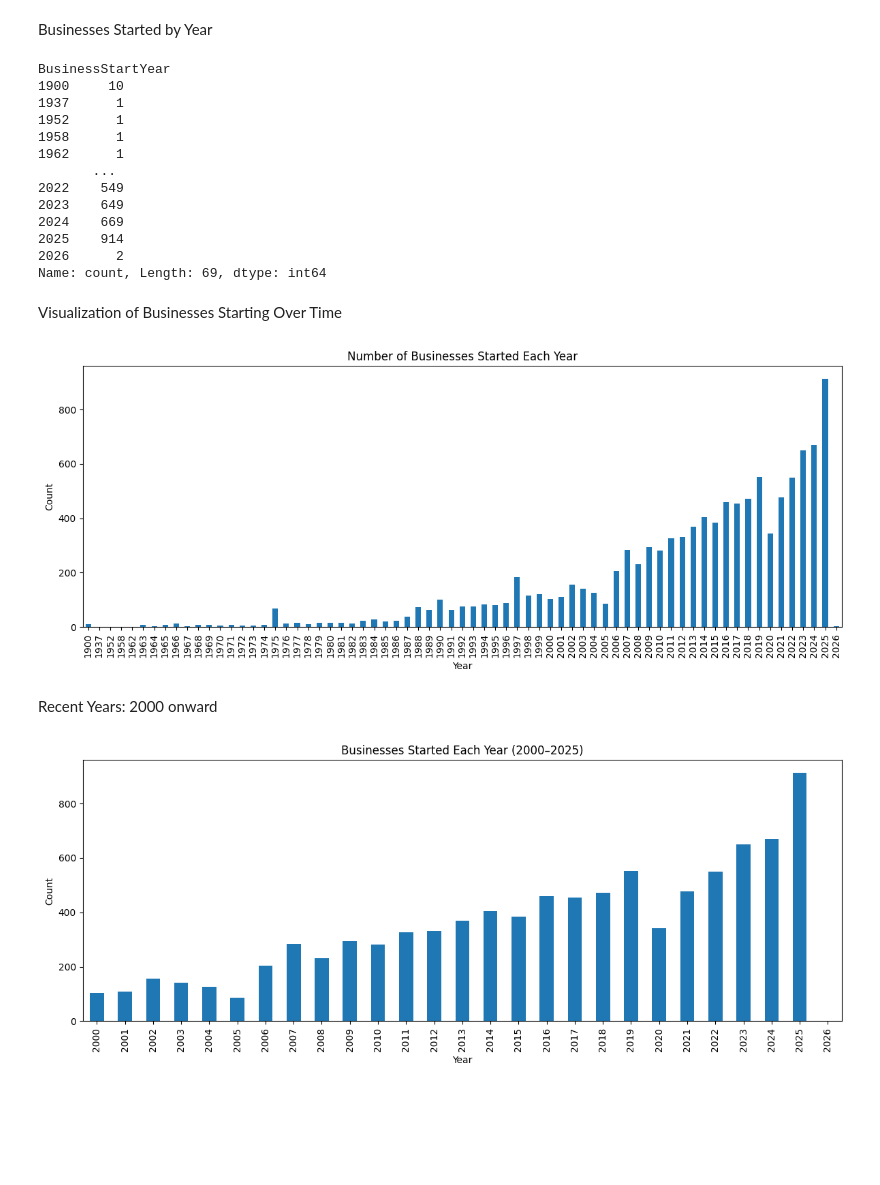
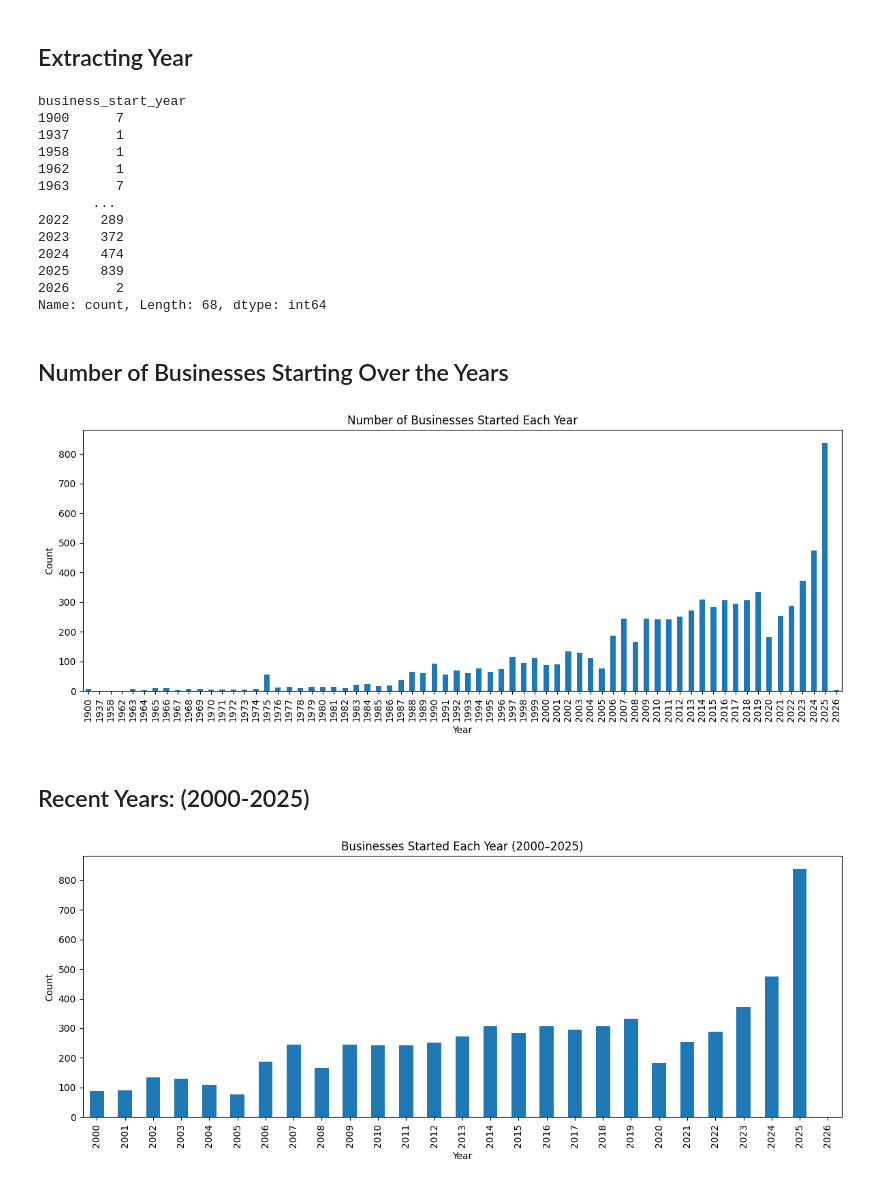
Before and after one commit to HCBrooks-lab/nola_occ_lic25, a Jupyter notebook: nola_occ_lic_analysis.ipynb, the cells around one changed output. Drawn from its saved outputs; the diff is of its cells as text; code cells hidden in the pictures; blank space fills up the shorter version.

```diff
--- a/nola_occ_lic_analysis.ipynb
+++ b/nola_occ_lic_analysis.ipynb
@@ -17,0 +48,5 @@ df.head()
+# %%
+df.columns = df.columns.str.strip().str.lower().str.replace(' ', '_')
+df = df.rename(columns = {"businessname": "business_name", "businessstartdate": "business_start_date"})
+
+df.columns
@@ -17,0 +76,7 @@ df.head()
+# %%
+df = df[df['business_name'].notnull()]
+
+df[['business_name', 'suite']].isnull().sum()
+
+duplicate_example = df[df['business_name'] == "NOLAVORE'S A LA CARTE MARKET"]
+duplicate_example
@@ -18,49 +98,50 @@ df.head()
 # %%
-df['BusinessStartDate'] = pd.to_datetime(df['BusinessStartDate'], errors='coerce')
+df = df.copy()
+df['business_start_date'] = pd.to_datetime(df['business_start_date'], errors='coerce')
 # %% [markdown]
-Businesses Started by Year
+## Extracting Year
 # %%
-df['BusinessStartYear'] = df['BusinessStartDate'].dt.year
-
-df['BusinessStartYear'].value_counts().sort_index()
+df['business_start_year'] = df['business_start_date'].dt.year
+df['business_start_year'].value_counts().sort_index()
 # %% [output]
-BusinessStartYear
-1900     10
+business_start_year
+1900      7
 1937      1
-1952      1
 1958      1
 1962      1
+1963      7
        ...
-2022    549
-2023    649
-2024    669
-2025    914
+2022    289
+2023    372
+2024    474
+2025    839
 2026      2
-Name: count, Length: 69, dtype: int64
+Name: count, Length: 68, dtype: int64
 # %% [markdown]
-Visualization of Businesses Starting Over Time
+## Number of Businesses Starting Over the Years
 # %%
 import matplotlib.pyplot as plt
 
-df['BusinessStartYear'].value_counts().sort_index().plot(kind='bar', figsize=(12,5))
+df['business_start_year'].value_counts().sort_index().plot(kind='bar', figsize=(12,5))
 plt.title('Number of Businesses Started Each Year')
 plt.xlabel('Year')
 plt.ylabel('Count')
 plt.tight_layout()
 plt.show()
 # %% [output]
-[figure, old version]
+[figure, new version]
 # %% [markdown]
-Recent Years: 2000 onward
+## Recent Years: (2000-2025)
 # %%
-recent = df[df['BusinessStartYear'] >= 2000]
+recent = df[df['business_start_year'] >= 2000]
 
-recent['BusinessStartYear'].value_counts().sort_index().plot(kind='bar', figsize=(12, 5))
+recent['business_start_year'].value_counts().sort_index().plot(kind='bar', figsize=(12, 5))
 
 plt.title('Businesses Started Each Year (2000–2025)')
 plt.xlabel('Year')
 plt.ylabel('Count')
 plt.tight_layout()
+plt.savefig("business_starts_trend.png")
 plt.show()
 # %% [output]
-[figure, old version]
+[figure, new version]
```
Also changed, not shown: parts of 44 cells of this notebook, 12 other files.
